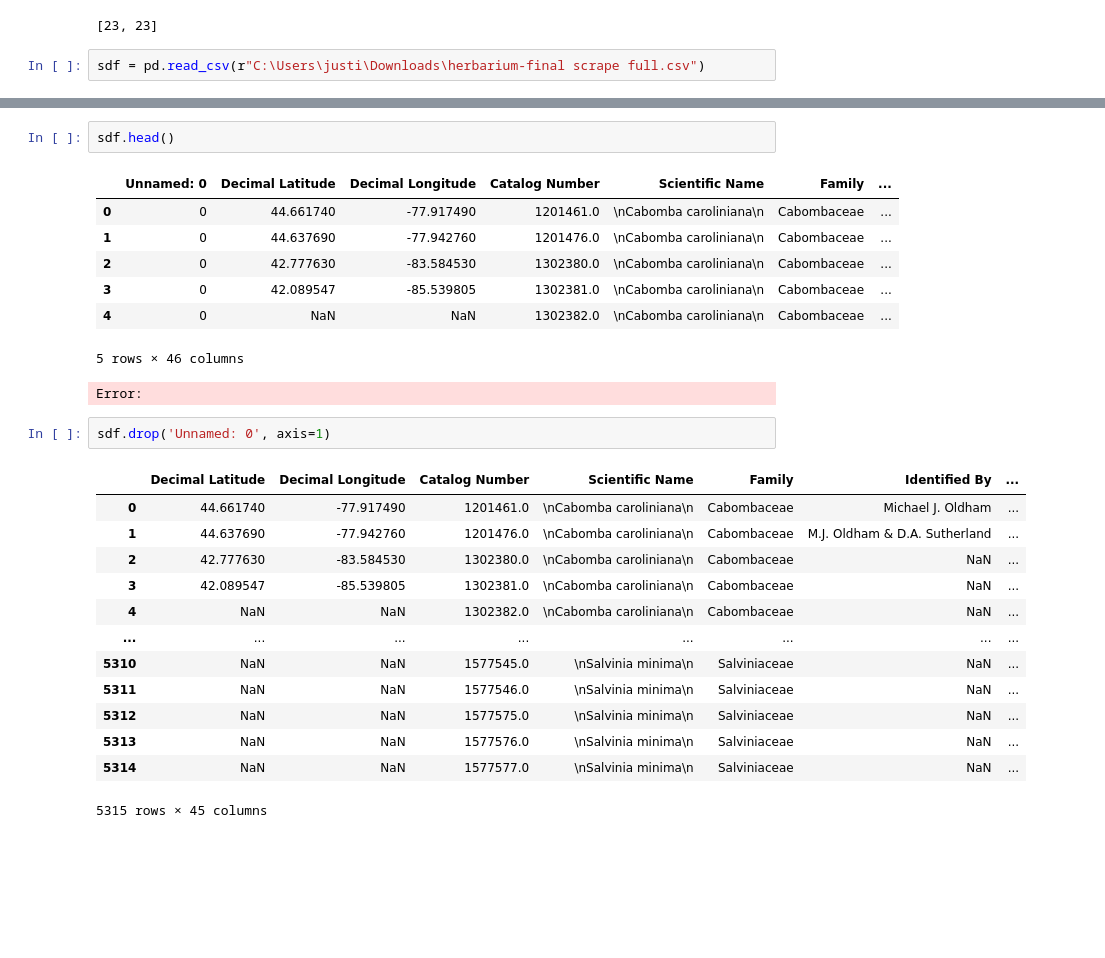
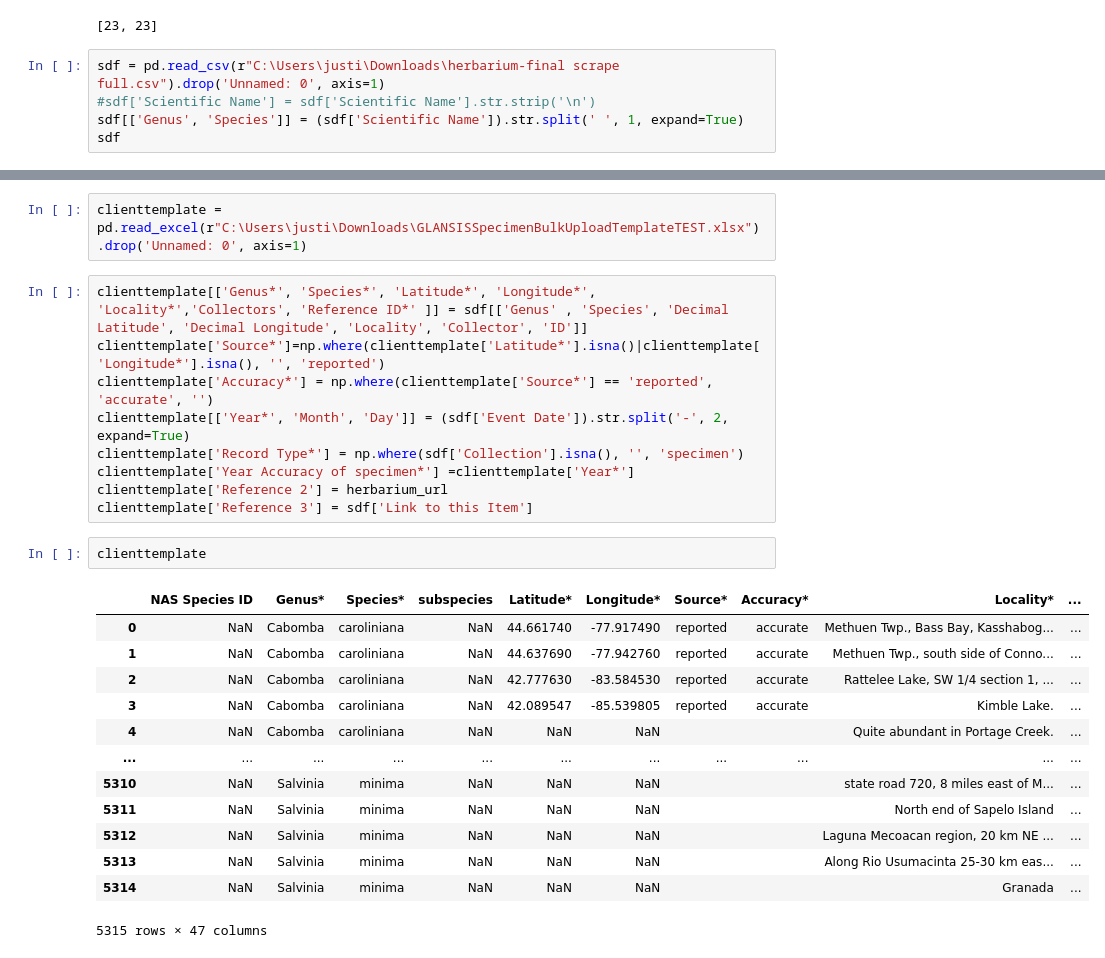
Before and after one commit to ponetteRS/Great_Lakes_Data, a Jupyter notebook: umich_herbarium_scraping_script.ipynb, the cells around one changed output, grey strips where cells are left out. Saved outputs shown, nothing was run; the diff lists cells and outputs as text; blank space fills up the shorter version.

```diff
--- a/umich_herbarium_scraping_script.ipynb
+++ b/umich_herbarium_scraping_script.ipynb
@@ -129,4 +132,7 @@ file= scraped_dataframe.to_csv(r'C:\Users\justi\Downloads\herbarium2-out.csv', e
 # %% [output]
 [23, 23]
 # %%
-sdf = pd.read_csv(r"C:\Users\justi\Downloads\herbarium-final scrape full.csv")
+sdf = pd.read_csv(r"C:\Users\justi\Downloads\herbarium-final scrape full.csv").drop('Unnamed: 0', axis=1)
+#sdf['Scientific Name'] = sdf['Scientific Name'].str.strip('\n')
+sdf[['Genus', 'Species']] = (sdf['Scientific Name']).str.split(' ', 1, expand=True)
+sdf
@@ -133,27 +153,27 @@ sdf = pd.read_csv(r"C:\Users\justi\Downloads\herbarium-final scrape full.csv")
-# %%
-sdf.head()
-# %% [output]
-|  | Unnamed: 0 | Decimal Latitude | Decimal Longitude | Catalog Number | Scientific Name | Family | ... |
-| 0 | 0 | 44.661740 | -77.917490 | 1201461.0 | \nCabomba caroliniana\n | Cabombaceae | ... |
-| 1 | 0 | 44.637690 | -77.942760 | 1201476.0 | \nCabomba caroliniana\n | Cabombaceae | ... |
-| 2 | 0 | 42.777630 | -83.584530 | 1302380.0 | \nCabomba caroliniana\n | Cabombaceae | ... |
-| 3 | 0 | 42.089547 | -85.539805 | 1302381.0 | \nCabomba caroliniana\n | Cabombaceae | ... |
-| 4 | 0 | NaN | NaN | 1302382.0 | \nCabomba caroliniana\n | Cabombaceae | ... |
-5 rows × 46 columns
-Error:
 # %%
-sdf.drop('Unnamed: 0', axis=1)
+clienttemplate = pd.read_excel(r"C:\Users\justi\Downloads\GLANSISSpecimenBulkUploadTemplateTEST.xlsx").drop('Unnamed: 0', axis=1)
-# %% [output]
-|  | Decimal Latitude | Decimal Longitude | Catalog Number | Scientific Name | Family | Identified By | ... |
-| 0 | 44.661740 | -77.917490 | 1201461.0 | \nCabomba caroliniana\n | Cabombaceae | Michael J. Oldham | ... |
-| 1 | 44.637690 | -77.942760 | 1201476.0 | \nCabomba caroliniana\n | Cabombaceae | M.J. Oldham & D.A. Sutherland | ... |
-| 2 | 42.777630 | -83.584530 | 1302380.0 | \nCabomba caroliniana\n | Cabombaceae | NaN | ... |
-| 3 | 42.089547 | -85.539805 | 1302381.0 | \nCabomba caroliniana\n | Cabombaceae | NaN | ... |
-| 4 | NaN | NaN | 1302382.0 | \nCabomba caroliniana\n | Cabombaceae | NaN | ... |
-| ... | ... | ... | ... | ... | ... | ... | ... |
-| 5310 | NaN | NaN | 1577545.0 | \nSalvinia minima\n | Salviniaceae | NaN | ... |
-| 5311 | NaN | NaN | 1577546.0 | \nSalvinia minima\n | Salviniaceae | NaN | ... |
-| 5312 | NaN | NaN | 1577575.0 | \nSalvinia minima\n | Salviniaceae | NaN | ... |
-| 5313 | NaN | NaN | 1577576.0 | \nSalvinia minima\n | Salviniaceae | NaN | ... |
-| 5314 | NaN | NaN | 1577577.0 | \nSalvinia minima\n | Salviniaceae | NaN | ... |
-5315 rows × 45 columns
+# %%
+clienttemplate[['Genus*', 'Species*', 'Latitude*', 'Longitude*', 'Locality*','Collectors', 'Reference ID*' ]] = sdf[['Genus' , 'Species', 'Decimal Latitude', 'Decimal Longitude', 'Locality', 'Collector', 'ID']]
+clienttemplate['Source*']=np.where(clienttemplate['Latitude*'].isna()|clienttemplate['Longitude*'].isna(), '', 'reported')
+clienttemplate['Accuracy*'] = np.where(clienttemplate['Source*'] == 'reported', 'accurate', '')
+clienttemplate[['Year*', 'Month', 'Day']] = (sdf['Event Date']).str.split('-', 2, expand=True)
+clienttemplate['Record Type*'] = np.where(sdf['Collection'].isna(), '', 'specimen')
+clienttemplate['Year Accuracy of specimen*'] =clienttemplate['Year*']
+clienttemplate['Reference 2'] = herbarium_url
+clienttemplate['Reference 3'] = sdf['Link to this Item']
+# %%
+clienttemplate
+# %% [output]
+|  | NAS Species ID | Genus* | Species* | subspecies | Latitude* | Longitude* | Source* | Accuracy* | Locality* | ... |
+| 0 | NaN | Cabomba | caroliniana | NaN | 44.661740 | -77.917490 | reported | accurate | Methuen Twp., Bass Bay, Kasshabog... | ... |
+| 1 | NaN | Cabomba | caroliniana | NaN | 44.637690 | -77.942760 | reported | accurate | Methuen Twp., south side of Conno... | ... |
+| 2 | NaN | Cabomba | caroliniana | NaN | 42.777630 | -83.584530 | reported | accurate | Rattelee Lake, SW 1/4 section 1, ... | ... |
+| 3 | NaN | Cabomba | caroliniana | NaN | 42.089547 | -85.539805 | reported | accurate | Kimble Lake. | ... |
+| 4 | NaN | Cabomba | caroliniana | NaN | NaN | NaN |  |  | Quite abundant in Portage Creek. | ... |
+| ... | ... | ... | ... | ... | ... | ... | ... | ... | ... | ... |
+| 5310 | NaN | Salvinia | minima | NaN | NaN | NaN |  |  | state road 720, 8 miles east of M... | ... |
+| 5311 | NaN | Salvinia | minima | NaN | NaN | NaN |  |  | North end of Sapelo Island | ... |
+| 5312 | NaN | Salvinia | minima | NaN | NaN | NaN |  |  | Laguna Mecoacan region, 20 km NE ... | ... |
+| 5313 | NaN | Salvinia | minima | NaN | NaN | NaN |  |  | Along Rio Usumacinta 25-30 km eas... | ... |
+| 5314 | NaN | Salvinia | minima | NaN | NaN | NaN |  |  | Granada | ... |
+5315 rows × 47 columns
```
Also changed, not shown: parts of 3 cells of this notebook.
